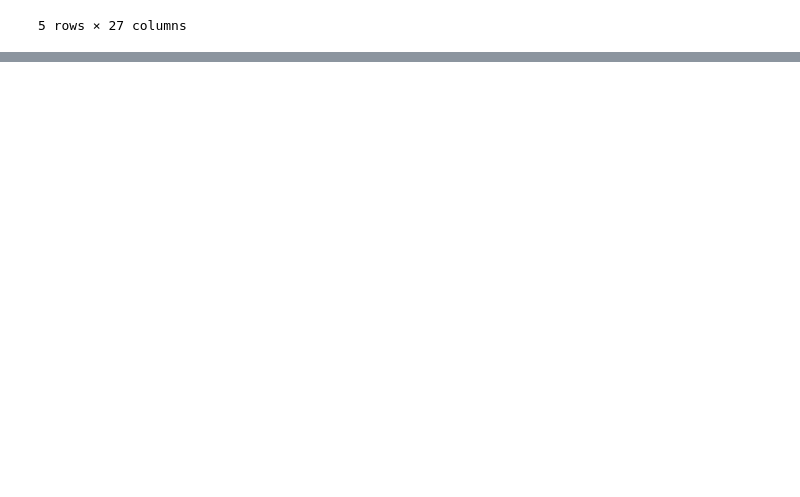
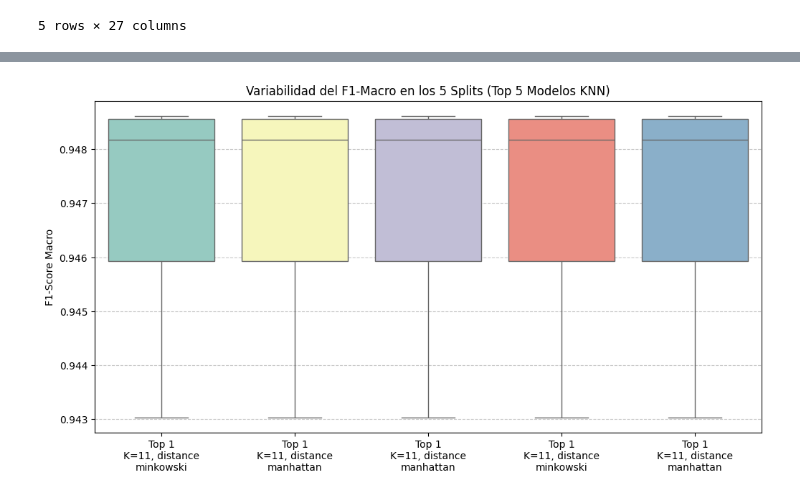
Before and after one commit to HadrianC-hub/Machine-Learning-Project, a Jupyter notebook: src/probl2_knn.ipynb, the cells around one changed output, grey strips where cells are left out. Cells and saved outputs as stored; diff of their text form; code cells hidden in the pictures; blank space fills up the shorter version.

```diff
--- a/src/probl2_knn.ipynb
+++ b/src/probl2_knn.ipynb
@@ -82,0 +109,24 @@ results_df.head()
+# %%
+top_5_idx = results_df['rank_test_score'].nsmallest(5).index
+top_5_models = results_df.loc[top_5_idx].copy()
+
+split_cols = [f'split{i}_test_score' for i in range(5)]
+df_splits = top_5_models[split_cols].transpose()
+
+labels = []
+for i, row in top_5_models.iterrows():
+    label = (f"Top {int(row['rank_test_score'])}\n"
+             f"K={row['n_neighbors']}, {row['weights']}\n"
+             f"{row['metric']}")
+    labels.append(label)
+
+plt.figure(figsize=(12, 6))
+sns.boxplot(data=df_splits, palette="Set3")
+
+plt.xticks(range(5), labels)
+plt.title('Variabilidad del F1-Macro en los 5 Splits (Top 5 Modelos KNN)')
+plt.ylabel('F1-Score Macro')
+plt.grid(axis='y', linestyle='--', alpha=0.7)
+plt.show()
+# %% [output]
+[figure, added]
```
Also changed, not shown: parts of 4 cells of this notebook.
